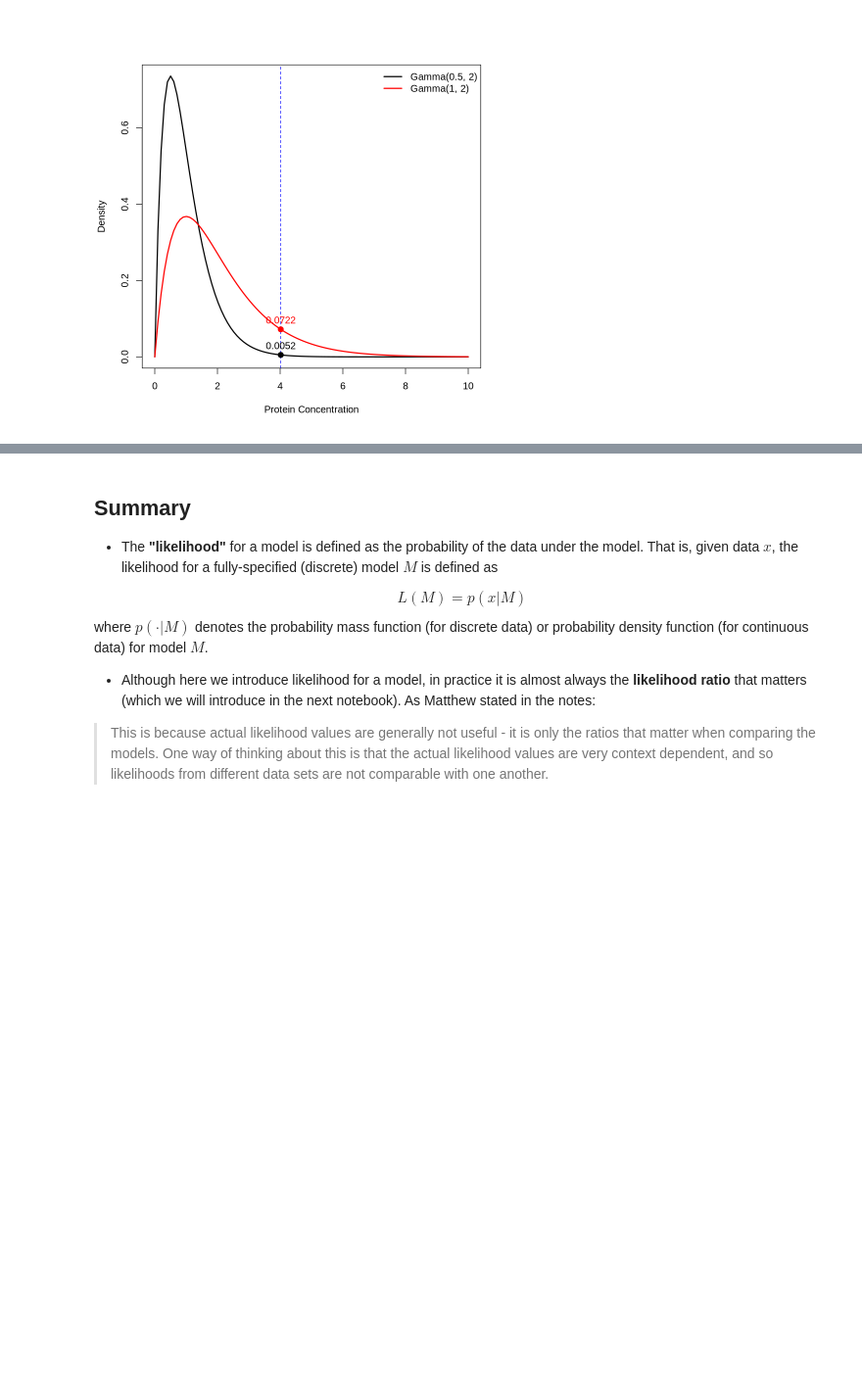
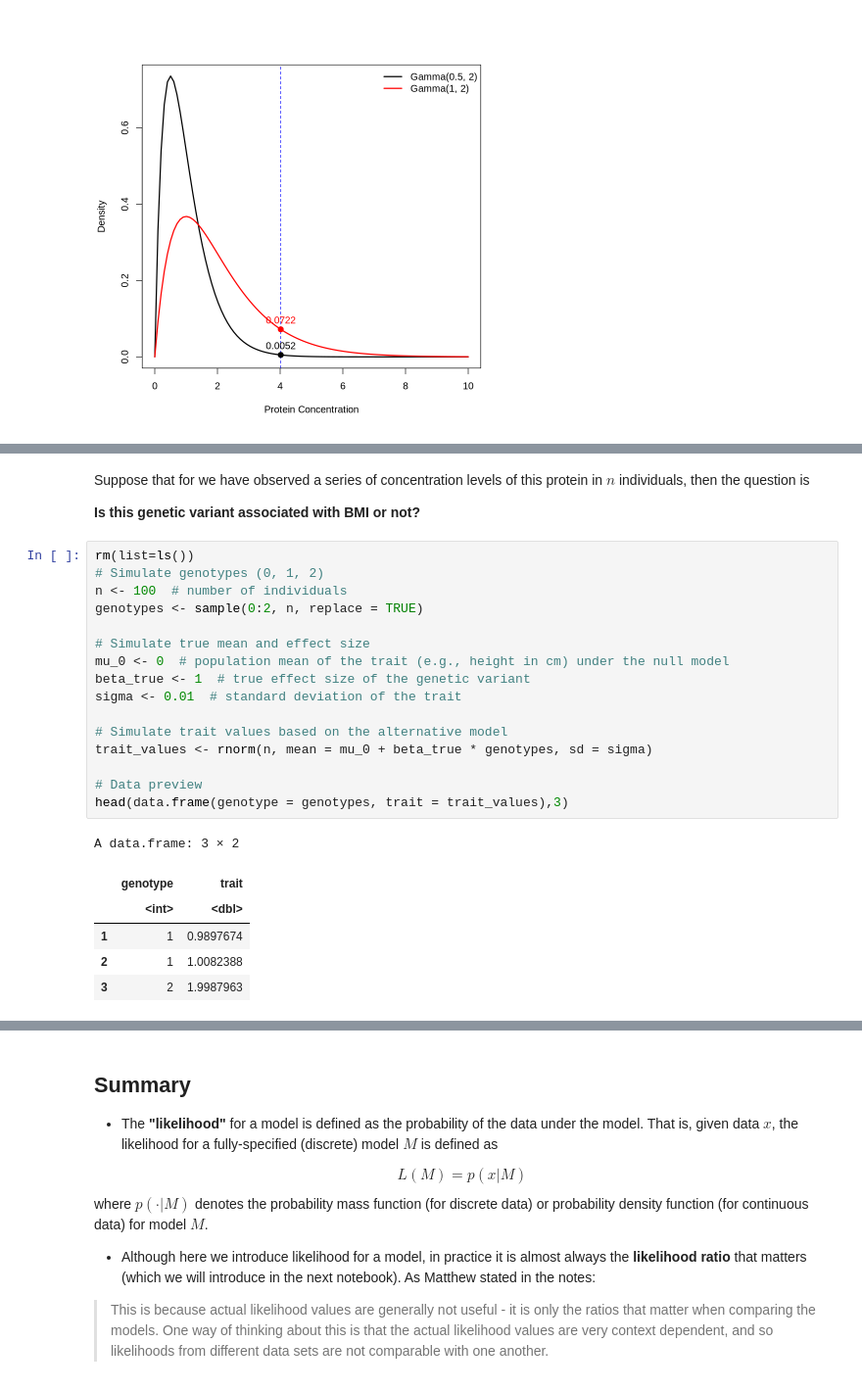
Before and after one commit to StatFunGen/statgen-prerequisites, a Jupyter notebook: 6_1_likelihood.ipynb, the cells around one changed output, grey strips where cells are left out. Shown at 98% size. Saved outputs shown, nothing was run; the diff lists cells and outputs as text; blank space fills up the shorter version.

Commit message:
add a normal mean example

```diff
--- a/6_1_likelihood.ipynb
+++ b/6_1_likelihood.ipynb
@@ -168,0 +189,27 @@ legend("topright", legend = c("Gamma(0.5, 2)", "Gamma(1, 2)"),
+# %% [markdown]
+Suppose that for we have observed a series of concentration levels of this protein in $n$ individuals, then the question is
+
+**Is this genetic variant associated with BMI or not?**
+# %%
+rm(list=ls())
+# Simulate genotypes (0, 1, 2)
+n <- 100  # number of individuals
+genotypes <- sample(0:2, n, replace = TRUE)
+
+# Simulate true mean and effect size
+mu_0 <- 0  # population mean of the trait (e.g., height in cm) under the null model
+beta_true <- 1  # true effect size of the genetic variant
+sigma <- 0.01  # standard deviation of the trait
+
+# Simulate trait values based on the alternative model
+trait_values <- rnorm(n, mean = mu_0 + beta_true * genotypes, sd = sigma)
+
+# Data preview
+head(data.frame(genotype = genotypes, trait = trait_values),3)
+# %% [output]
+A data.frame: 3 × 2
+|  | genotype | trait |
+|  | <int> | <dbl> |
+| 1 | 1 | 0.9897674 |
+| 2 | 1 | 1.0082388 |
+| 3 | 2 | 1.9987963 |
```
Also changed, not shown: parts of 8 cells of this notebook.
